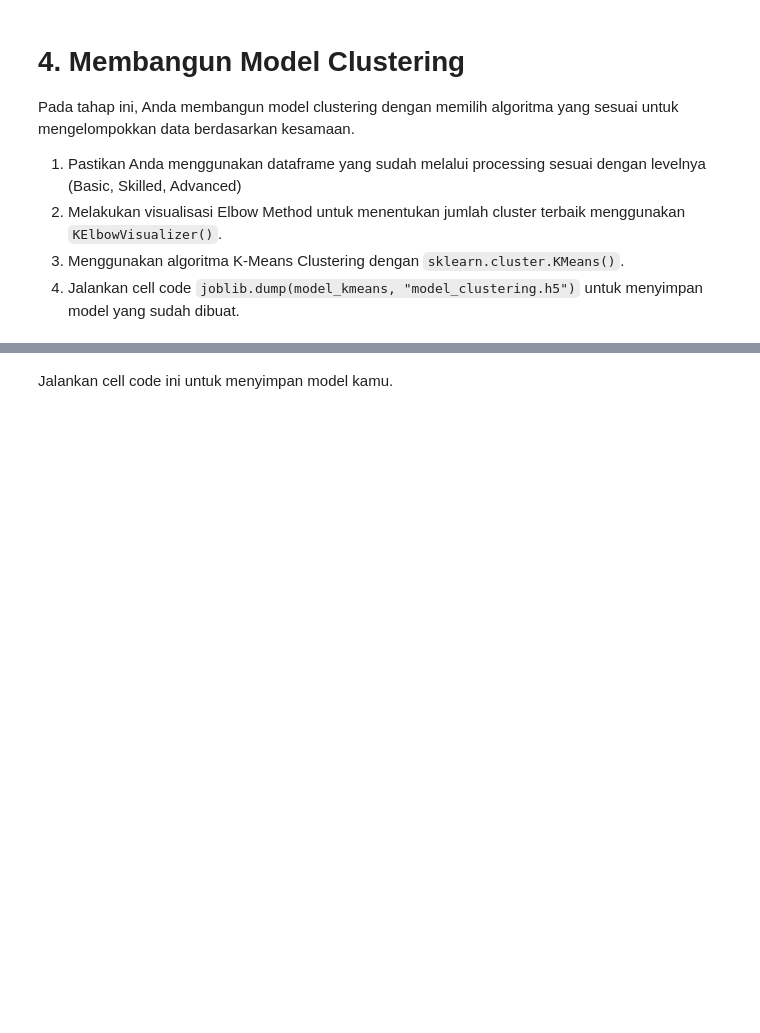
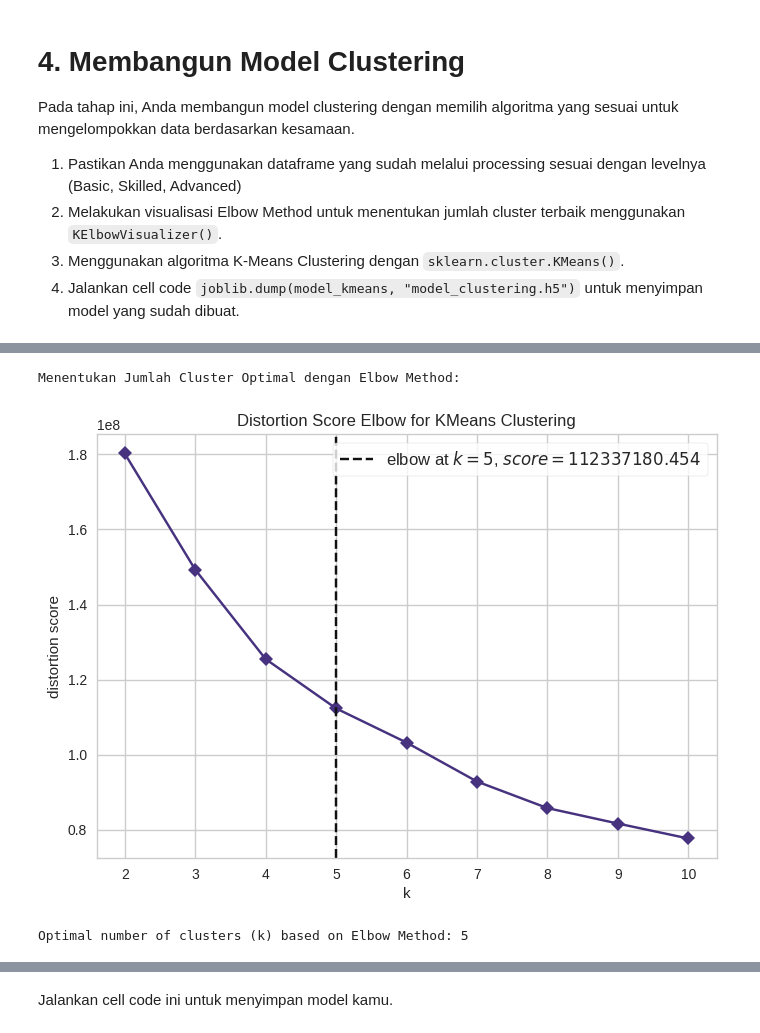
Before and after one commit to husainfadhlillah/dicoding-CustomerSegmentation-MLproyek, a Jupyter notebook: submission/[Clustering]_Submission Akhir BMLP_Muhammad Husain Fadhlillah_MC006D5Y2343.ipynb, the cells around one changed output, grey strips where cells are left out. Drawn from its saved outputs; the diff is of its cells as text; code cells hidden in the pictures; blank space fills up the shorter version.

```diff
--- a/submission/[Clustering]_Submission Akhir BMLP_Muhammad Husain Fadhlillah_MC006D5Y2343.ipynb
+++ b/submission/[Clustering]_Submission Akhir BMLP_Muhammad Husain Fadhlillah_MC006D5Y2343.ipynb
@@ -114,0 +575,14 @@ Pada tahap ini, Anda membangun model clustering dengan memilih algoritma yang se
+# %%
+# Gunakan describe untuk memastikan proses clustering menggunakan dataset hasil preprocessing
+X = df.select_dtypes(include=np.number).copy() # Pilih semua kolom numerik
+
+cols_to_drop_from_X = [col for col in X.columns if '_Binned_Category' in col]
+if cols_to_drop_from_X:
+    X.drop(columns=cols_to_drop_from_X, inplace=True)
+
+print("\nStatistik Deskriptif Data yang Akan Digunakan untuk Clustering (X):")
+if X.empty:
+    print("DataFrame X kosong! Cek langkah pra-pemrosesan.")
+else:
+    print(X.describe())
+    print(f"\nDimensi X: {X.shape}")
@@ -114,0 +607,27 @@ Pada tahap ini, Anda membangun model clustering dengan memilih algoritma yang se
+# %%
+# Melakukan visualisasi Elbow Method menggunakan KElbowVisualizer()
+print("Menentukan Jumlah Cluster Optimal dengan Elbow Method:")
+if X.empty or X.shape[0] < 2 or X.shape[1] < 1 : # Minimal 2 sampel, 1 fitur
+    print("Data X tidak valid untuk KElbowVisualizer. Cek X.")
+    optimal_k = 3 # Fallback
+else:
+    model_elbow = KMeans(random_state=42, n_init='auto')
+    # k range disesuaikan, maksimal 11 atau jumlah sampel jika < 11
+    k_range_max = min(11, X.shape[0]-1 if X.shape[0]>1 else 2) # KElbow min k=2
+    if k_range_max < 2: k_range_max = 2
+
+    visualizer = KElbowVisualizer(model_elbow, k=(2, k_range_max), metric='distortion', timings=False)
+    visualizer.fit(X)
+    visualizer.show()
+    optimal_k = visualizer.elbow_value_
+
+if optimal_k is None:
+    print("Tidak dapat menentukan k optimal secara otomatis dari visualizer, cek plot secara manual.")
+    optimal_k = 3 # Atur default jika tidak terdeteksi
+    print(f"Menggunakan k default/manual = {optimal_k}")
+else:
+    print(f"Optimal number of clusters (k) based on Elbow Method: {optimal_k}")
+# %% [output]
+Menentukan Jumlah Cluster Optimal dengan Elbow Method:
+[figure, added]
+Optimal number of clusters (k) based on Elbow Method: 5
```
Also changed, not shown: parts of 57 cells of this notebook.
